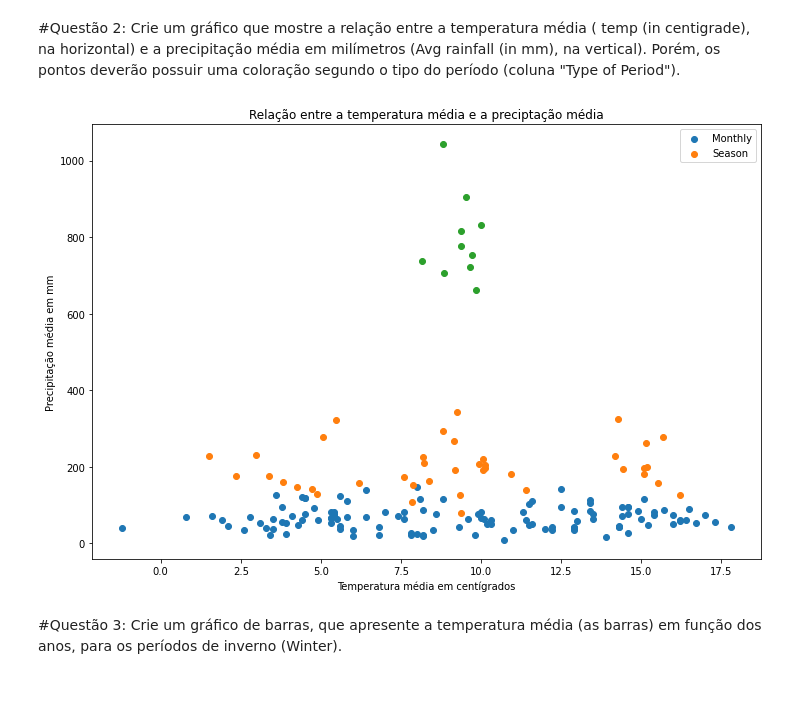
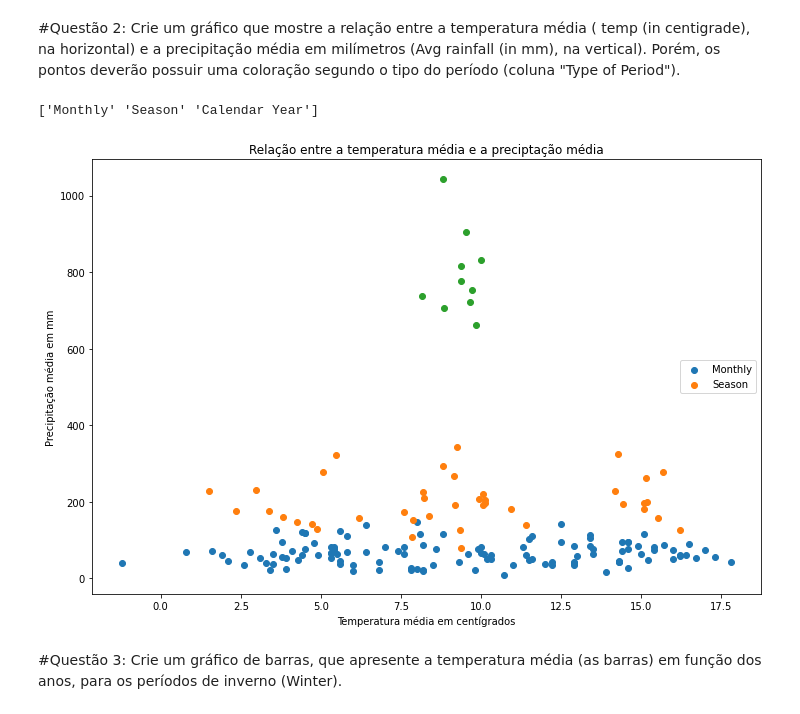
Before and after one commit to taciomattos/Modelo-vinho, a Jupyter notebook: Code/Trabalho_2_Pensamento_computacional.ipynb, the cells around one changed output. Cells and saved outputs as stored; diff of their text form; code cells hidden in the pictures.

```diff
--- a/Code/Trabalho_2_Pensamento_computacional.ipynb
+++ b/Code/Trabalho_2_Pensamento_computacional.ipynb
@@ -72,21 +77,23 @@ plt.scatter(df['Avg temp(in centigrade)'],df['Avg rainfall(in mm)'])
 #Questão	2: Crie	um	gráfico	que	mostre	a	relação	entre	a	temperatura	média	( temp	 (in	 centigrade),	 na	 horizontal)	 e	 a precipitação	 média	 em	 milímetros	 (Avg rainfall	 (in	 mm),	 na	 vertical).	 Porém,	 os	 pontos	 deverão	 possuir	 uma	 coloração segundo	o	tipo	do	período	(coluna	"Type	of	Period").
 # %%
 periodo = df['Type of period'].unique()
+print(periodo)
 
 def filtrar_typeofperiod(tipo, variavel):
   df_filtro = df[df['Type of period'] == tipo][variavel]
   return df_filtro
 
 plt.figure(figsize=(12,8))
 
 for c in periodo:
   plt.title('Relação entre a temperatura média e a preciptação média')
-  plt.legend(periodo, loc='best')
+  plt.legend(periodo, loc='right')
   plt.xlabel('Temperatura média em centígrados')
   plt.ylabel('Precipitação média em mm')
   plt.scatter(filtrar_typeofperiod(c,'Avg temp(in centigrade)'),filtrar_typeofperiod(c,'Avg rainfall(in mm)'))
 # %% [output]
+['Monthly' 'Season' 'Calendar Year']
-[figure, old version]
+[figure, new version]
 # %% [markdown]
 #Questão	 3: Crie	 um	 gráfico	 de	 barras,	 que	 apresente	 a	 temperatura	 média	 (as barras)	em	função	dos	anos,	para	os	períodos	de	inverno	(Winter).
 # %%
```
Also changed, not shown: parts of 10 cells of this notebook.
